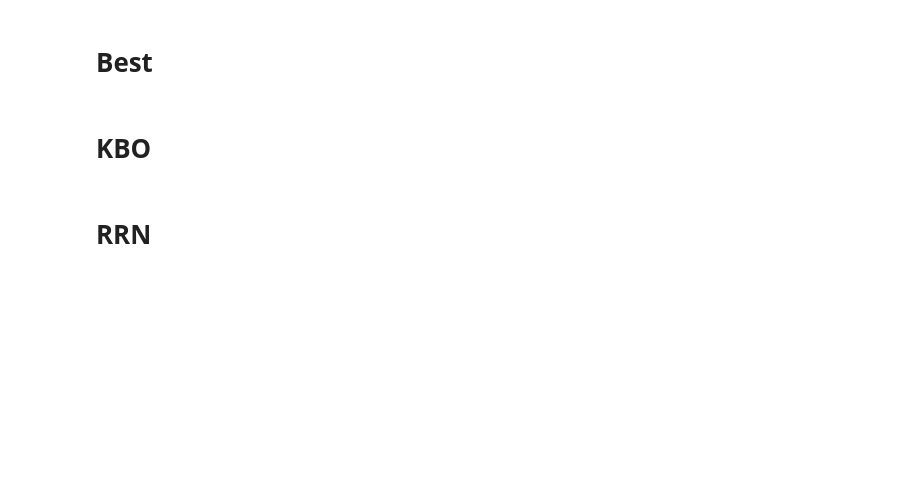
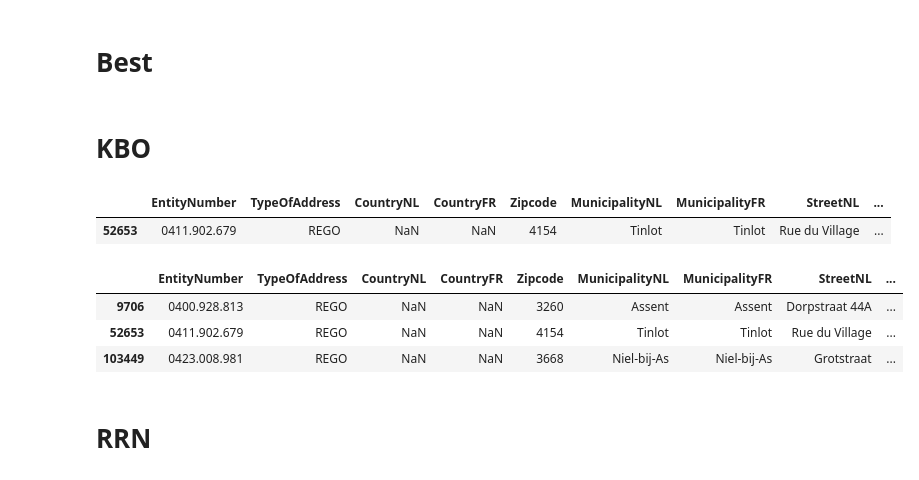
Before and after one commit to SmalsResearch/GISAnalytics, a Jupyter notebook: Geocoder_Dataprep.ipynb, the cells around one changed output. Saved outputs shown, nothing was run; the diff lists cells and outputs as text; code cells hidden in the pictures; blank space fills up the shorter version.

```diff
--- a/Geocoder_Dataprep.ipynb
+++ b/Geocoder_Dataprep.ipynb
@@ -44,12 +44,12 @@ datadir = "data/geocoding/"
 os.makedirs(datadir, exist_ok=True)
 os.makedirs(f"{datadir}/full", exist_ok=True)
 # %%
-sample_size=1000
+sample_size=10000
 
 seed=314
 # %%
 datasets = ["kbo", "rep", "best", "rrn", "resto"]
-datasets = ["best"]
+# datasets = ["best"]
 # %% [markdown]
 # Best
 # %%
@@ -94,9 +94,9 @@ if "kbo" in datasets:
        # open the csv file in the dataset
         with z.open("address.csv") as f:
 
-            kbo_full = pd.read_csv(f, usecols=["CountryFR", "Zipcode",
-                                               "MunicipalityNL","MunicipalityFR",
-                                               "StreetNL", "StreetFR", "HouseNumber"],
+            kbo_full = pd.read_csv(f, #usecols=["CountryFR", "Zipcode",
+#                                                "MunicipalityNL","MunicipalityFR",
+#                                                "StreetNL", "StreetFR", "HouseNumber"],
                                 dtype=str)
 # %%
 if "kbo" in datasets:
@@ -105,7 +105,18 @@ if "kbo" in datasets:
 
     kbo_sample = kbo_full.drop_duplicates(subset=["Zipcode","StreetNL", "StreetFR", "HouseNumber"]).sample(sample_size, random_state=seed)
 # %%
-# kbo_sample
+kbo_full[kbo_full.Zipcode == "4154"]
+# %% [output]
+|  | EntityNumber | TypeOfAddress | CountryNL | CountryFR | Zipcode | MunicipalityNL | MunicipalityFR | StreetNL | ... |
+| 52653 | 0411.902.679 | REGO | NaN | NaN | 4154 | Tinlot | Tinlot | Rue du Village | ... |
+# %%
+kbo_full[kbo_full.Zipcode.isin(["4154", "5301", "5082", "8478", "9821", "4383", "5053", "6268","5665", "3820", "6848",
+                                "1641", "8190","4070", "4622", "5411", "4131", "4341", "3260", "3668", "7583", "5430"])]#"3590" "4140" "6960"  "6941"
+# %% [output]
+|  | EntityNumber | TypeOfAddress | CountryNL | CountryFR | Zipcode | MunicipalityNL | MunicipalityFR | StreetNL | ... |
+| 9706 | 0400.928.813 | REGO | NaN | NaN | 3260 | Assent | Assent | Dorpstraat 44A | ... |
+| 52653 | 0411.902.679 | REGO | NaN | NaN | 4154 | Tinlot | Tinlot | Rue du Village | ... |
+| 103449 | 0423.008.981 | REGO | NaN | NaN | 3668 | Niel-bij-As | Niel-bij-As | Grotstraat | ... |
 # %%
 if "kbo" in datasets:
     kbo_sample["lg"] = np.where(kbo_sample.Zipcode.str[0].isin(["2", "3", "8", "9"]), "VL",
```
Also changed, not shown: parts of 6 cells of this notebook, 1 other file.
